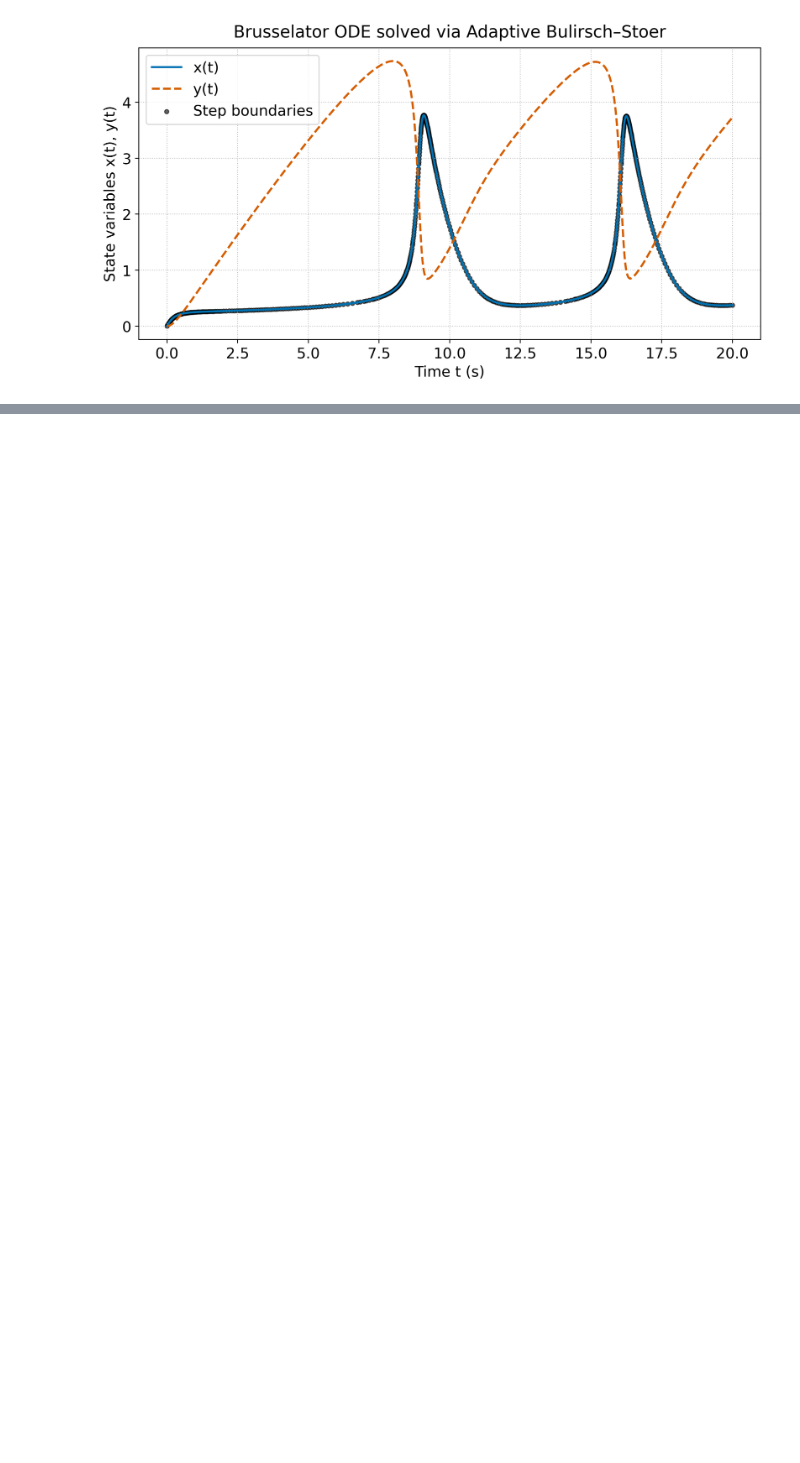
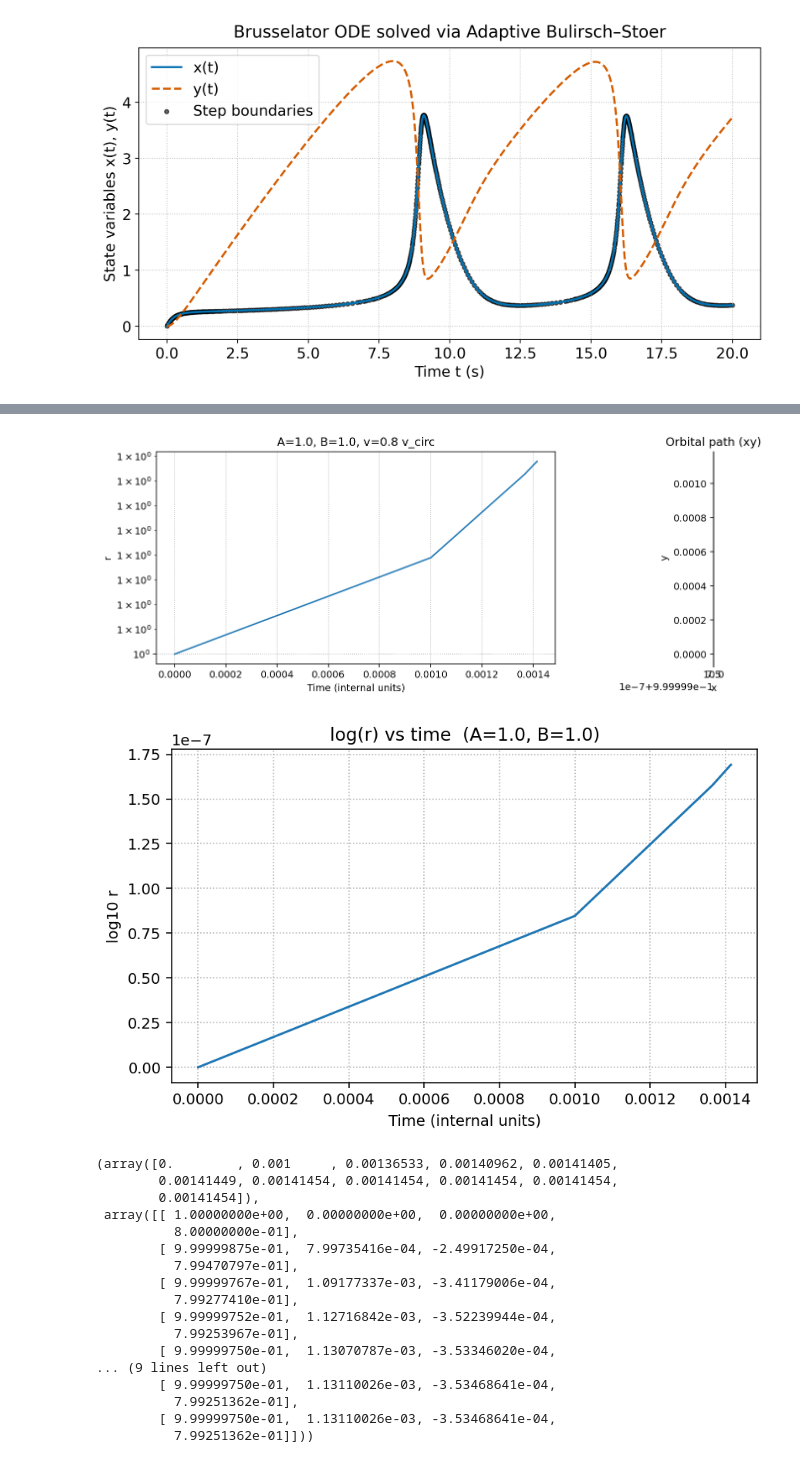
Before and after one commit to chrissellgrenbackup/computational-physics, a Jupyter notebook: hw4/hw4.ipynb, the cells around one changed output, grey strips where cells are left out. Drawn from its saved outputs; the diff is of its cells as text; code cells hidden in the pictures; blank space fills up the shorter version.

```diff
--- a/hw4/hw4.ipynb
+++ b/hw4/hw4.ipynb
@@ -121,0 +581,23 @@ plt.savefig("figs/brusselator.png")
+# %%
+# Part B
+part_b_orbit_with_AB(A=1.0, B=1.0, v_frac_of_circ=0.8, show_plot=True)
+# %% [output]
+[figure, added]
+[figure, added]
+(array([0.        , 0.001     , 0.00136533, 0.00140962, 0.00141405,
+        0.00141449, 0.00141454, 0.00141454, 0.00141454, 0.00141454,
+        0.00141454]),
+ array([[ 1.00000000e+00,  0.00000000e+00,  0.00000000e+00,
+          8.00000000e-01],
+        [ 9.99999875e-01,  7.99735416e-04, -2.49917250e-04,
+          7.99470797e-01],
+        [ 9.99999767e-01,  1.09177337e-03, -3.41179006e-04,
+          7.99277410e-01],
+        [ 9.99999752e-01,  1.12716842e-03, -3.52239944e-04,
+          7.99253967e-01],
+        [ 9.99999750e-01,  1.13070787e-03, -3.53346020e-04,
+... (9 lines left out)
+        [ 9.99999750e-01,  1.13110026e-03, -3.53468641e-04,
+          7.99251362e-01],
+        [ 9.99999750e-01,  1.13110026e-03, -3.53468641e-04,
+          7.99251362e-01]]))
```
Also changed, not shown: parts of 7 cells of this notebook.
